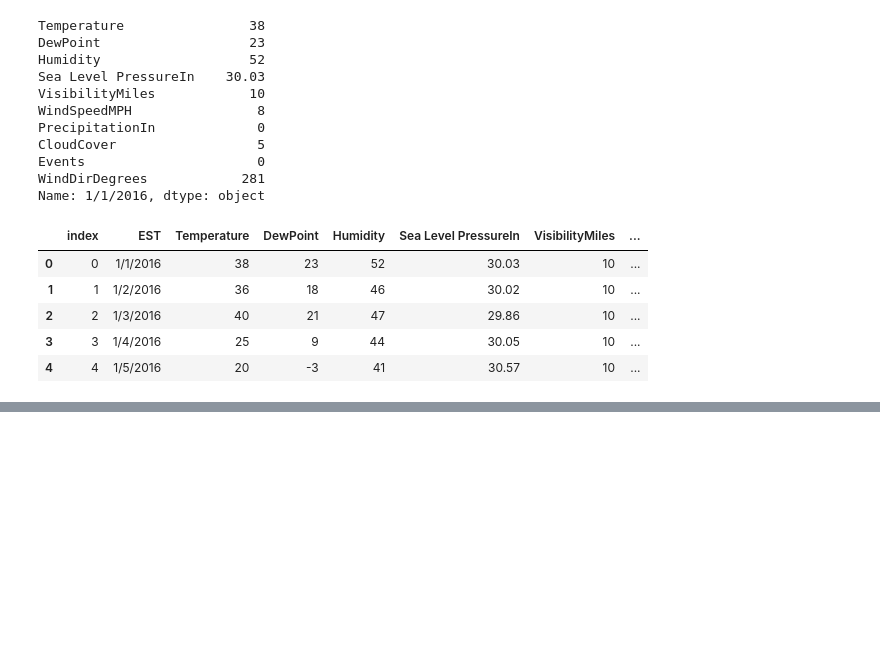
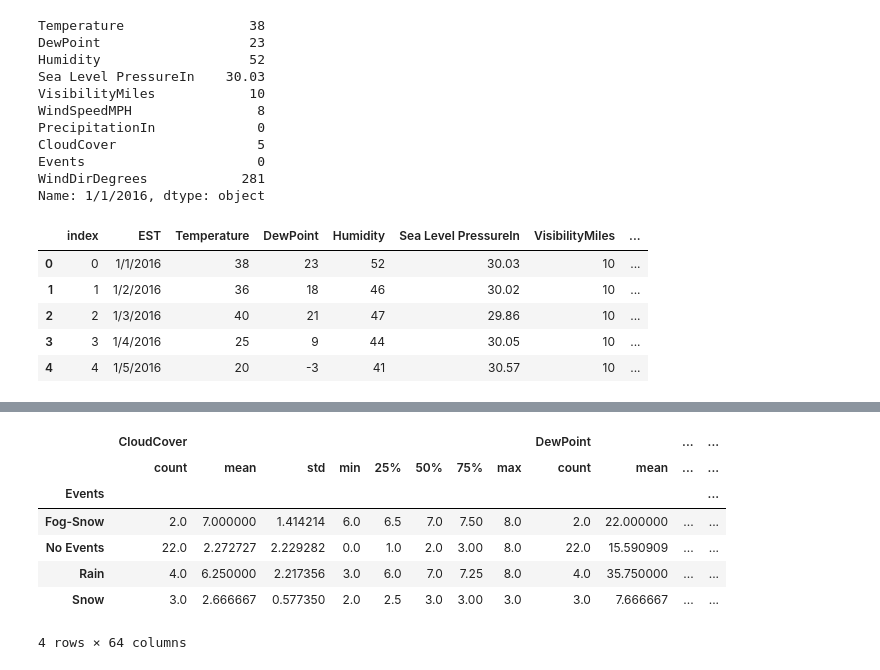
Before and after one commit to Joby2Code/MachineLearning_Fundamentals, a Jupyter notebook: pandas/Pandas_Basics.ipynb, the cells around one changed output, grey strips where cells are left out. Cells and saved outputs as stored; diff of their text form; code cells hidden in the pictures; blank space fills up the shorter version.

```diff
--- a/pandas/Pandas_Basics.ipynb
+++ b/pandas/Pandas_Basics.ipynb
@@ -63,0 +124,12 @@ TypeError: '[2, 6]' is an invalid key
+# %%
+event = df.groupby('Events')
+
+for Events,Temperature in event:
+    print (Events)
+    #print (Temperature)
+
+df_rain = event.get_group('Rain') # This creates a group by
+
+df_rain.max()
+
+event.min()
@@ -63,0 +147,11 @@ TypeError: '[2, 6]' is an invalid key
+# %%
+event.describe()
+# %% [output]
+|  | CloudCover |  |  |  |  |  |  |  | DewPoint |  | ... | ... |
+|  | count | mean | std | min | 25% | 50% | 75% | max | count | mean | ... | ... |
+| Events |  |  |  |  |  |  |  |  |  |  |  | ... |
+| Fog-Snow | 2.0 | 7.000000 | 1.414214 | 6.0 | 6.5 | 7.0 | 7.50 | 8.0 | 2.0 | 22.000000 | ... | ... |
+| No Events | 22.0 | 2.272727 | 2.229282 | 0.0 | 1.0 | 2.0 | 3.00 | 8.0 | 22.0 | 15.590909 | ... | ... |
+| Rain | 4.0 | 6.250000 | 2.217356 | 3.0 | 6.0 | 7.0 | 7.25 | 8.0 | 4.0 | 35.750000 | ... | ... |
+| Snow | 3.0 | 2.666667 | 0.577350 | 2.0 | 2.5 | 3.0 | 3.00 | 3.0 | 3.0 | 7.666667 | ... | ... |
+4 rows × 64 columns
```
Also changed, not shown: parts of 11 cells of this notebook, 2 other files.
